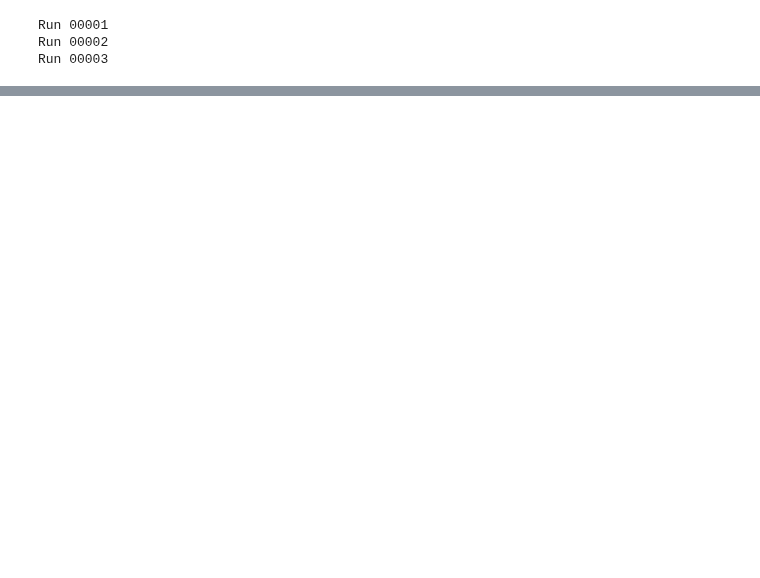
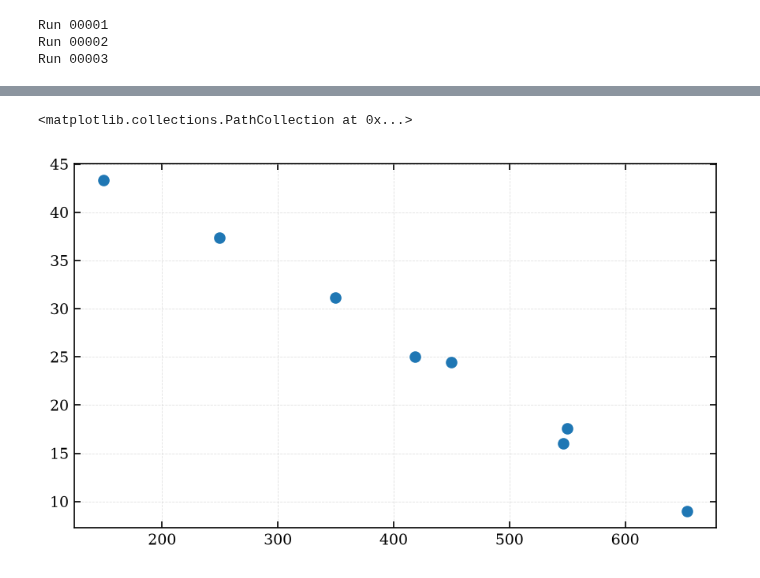
Before and after one commit to OlliePentecost/high-temperature-superconductivity, a Jupyter notebook: 2026-10-15-ZFC-FW-FC-Fixed-Temp.ipynb, the cells around one changed output, grey strips where cells are left out. Cells and saved outputs as stored; diff of their text form; code cells hidden in the pictures; blank space fills up the shorter version.

```diff
--- a/2026-10-15-ZFC-FW-FC-Fixed-Temp.ipynb
+++ b/2026-10-15-ZFC-FW-FC-Fixed-Temp.ipynb
@@ -115,0 +117,10 @@ plt.show()
+# %%
+pb_temps = [3,4,5,
+            6.583,6.113,5.584,4.948,4.195]
+pb_fields = [653.437, 546.171, 418.555,
+             149.6,249.6,349.8,449.8,549.7]
+pb_temps = np.array(pb_temps)
+plt.scatter(pb_fields,pb_temps**2)
+# %% [output]
+<matplotlib.collections.PathCollection at 0x...>
+[figure, added]
```
Also changed, not shown: parts of 3 cells of this notebook, 2 other files.
